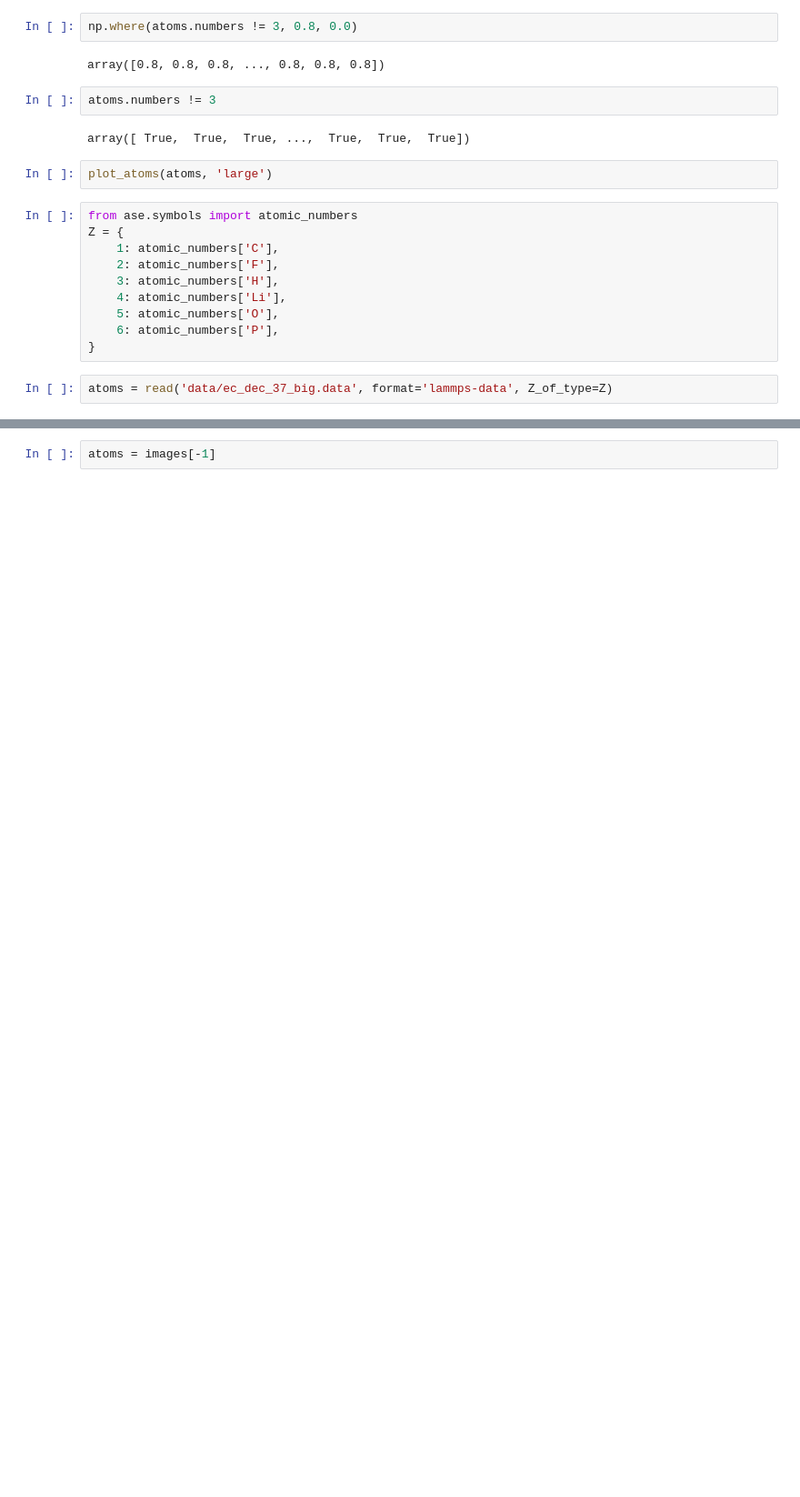
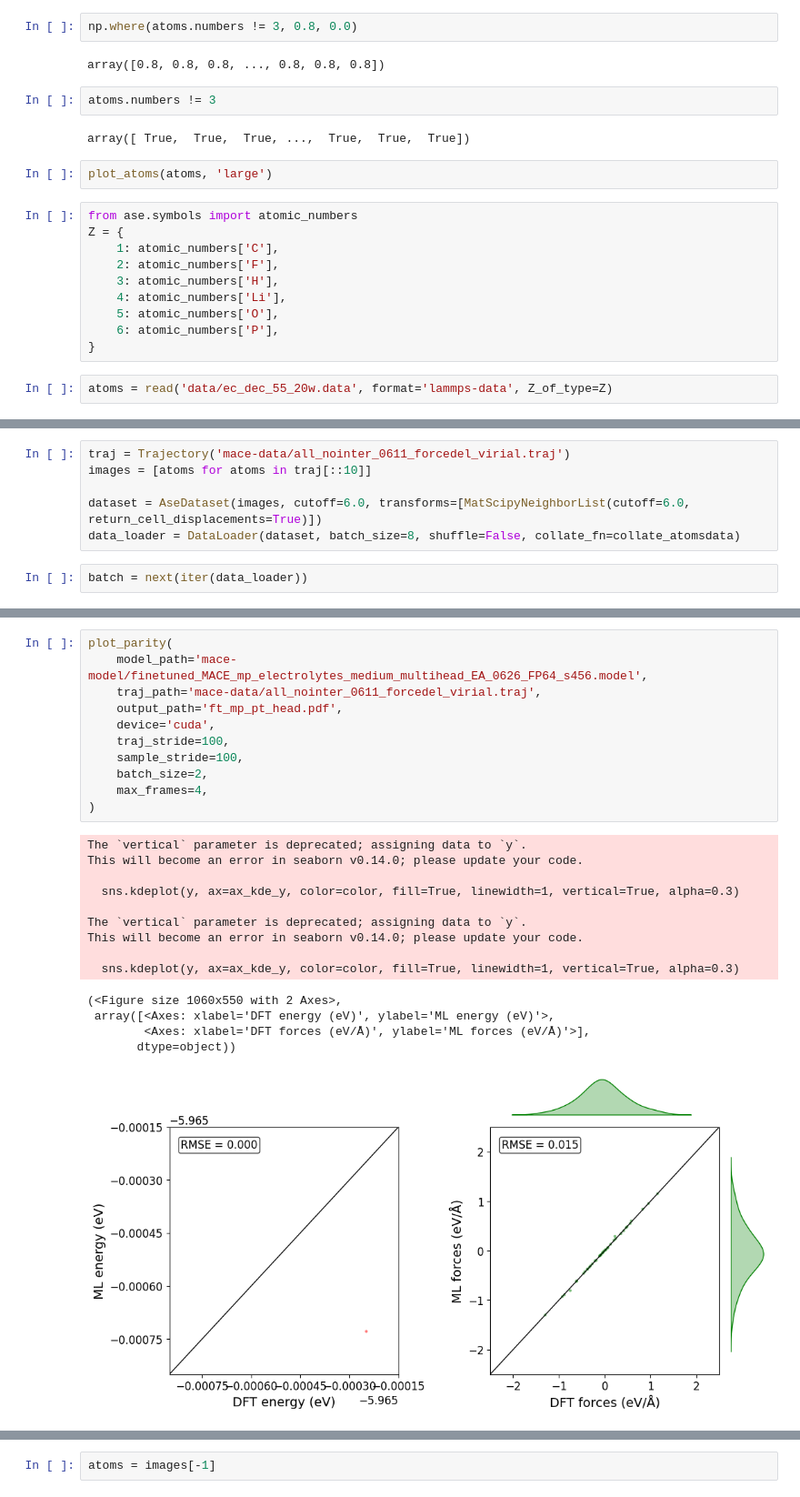
Before and after one commit to Yangxinsix/curator, a Jupyter notebook: figures.ipynb, the cells around one changed output, grey strips where cells are left out. Shown at 91% size. Drawn from its saved outputs; the diff is of its cells as text; blank space fills up the shorter version.

```diff
--- a/figures.ipynb
+++ b/figures.ipynb
@@ -282,4 +681,4 @@ Z = {
     6: atomic_numbers['P'],
 }
 # %%
-atoms = read('data/ec_dec_37_big.data', format='lammps-data', Z_of_type=Z)
+atoms = read('data/ec_dec_55_20w.data', format='lammps-data', Z_of_type=Z)
@@ -320,0 +965,8 @@ images = Trajectory('mace-data/all_nointer_0611_forcedel_virial.traj')
+# %%
+traj = Trajectory('mace-data/all_nointer_0611_forcedel_virial.traj')
+images = [atoms for atoms in traj[::10]]
+
+dataset = AseDataset(images, cutoff=6.0, transforms=[MatScipyNeighborList(cutoff=6.0, return_cell_displacements=True)])
+data_loader = DataLoader(dataset, batch_size=8, shuffle=False, collate_fn=collate_atomsdata)
+# %%
+batch = next(iter(data_loader))
@@ -320,0 +1169,26 @@ images = Trajectory('mace-data/all_nointer_0611_forcedel_virial.traj')
+# %%
+plot_parity(
+    model_path='mace-model/finetuned_MACE_mp_electrolytes_medium_multihead_EA_0626_FP64_s456.model',
+    traj_path='mace-data/all_nointer_0611_forcedel_virial.traj',
+    output_path='ft_mp_pt_head.pdf',
+    device='cuda',
+    traj_stride=100,
+    sample_stride=100,
+    batch_size=2,
+    max_frames=4,
+)
+# %% [output]
+The `vertical` parameter is deprecated; assigning data to `y`.
+This will become an error in seaborn v0.14.0; please update your code.
+
+  sns.kdeplot(y, ax=ax_kde_y, color=color, fill=True, linewidth=1, vertical=True, alpha=0.3)
+
+The `vertical` parameter is deprecated; assigning data to `y`.
+This will become an error in seaborn v0.14.0; please update your code.
+
+  sns.kdeplot(y, ax=ax_kde_y, color=color, fill=True, linewidth=1, vertical=True, alpha=0.3)
+(<Figure size 1060x550 with 2 Axes>,
+ array([<Axes: xlabel='DFT energy (eV)', ylabel='ML energy (eV)'>,
+        <Axes: xlabel='DFT forces (eV/Å)', ylabel='ML forces (eV/Å)'>],
+       dtype=object))
+[figure, added]
```
Also changed, not shown: parts of 81 cells of this notebook.
